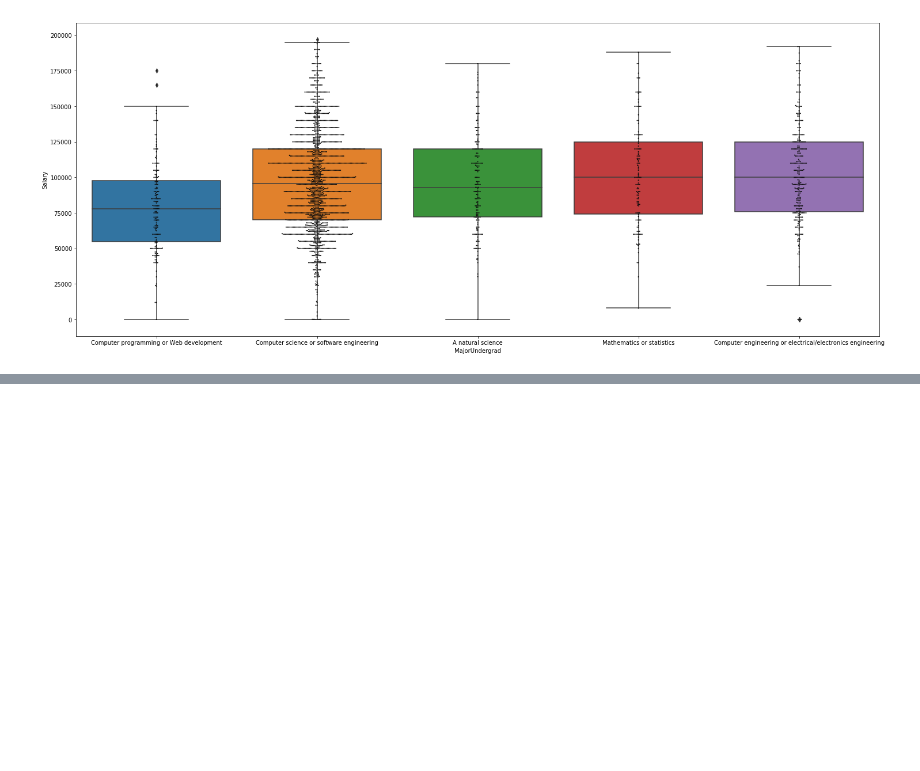
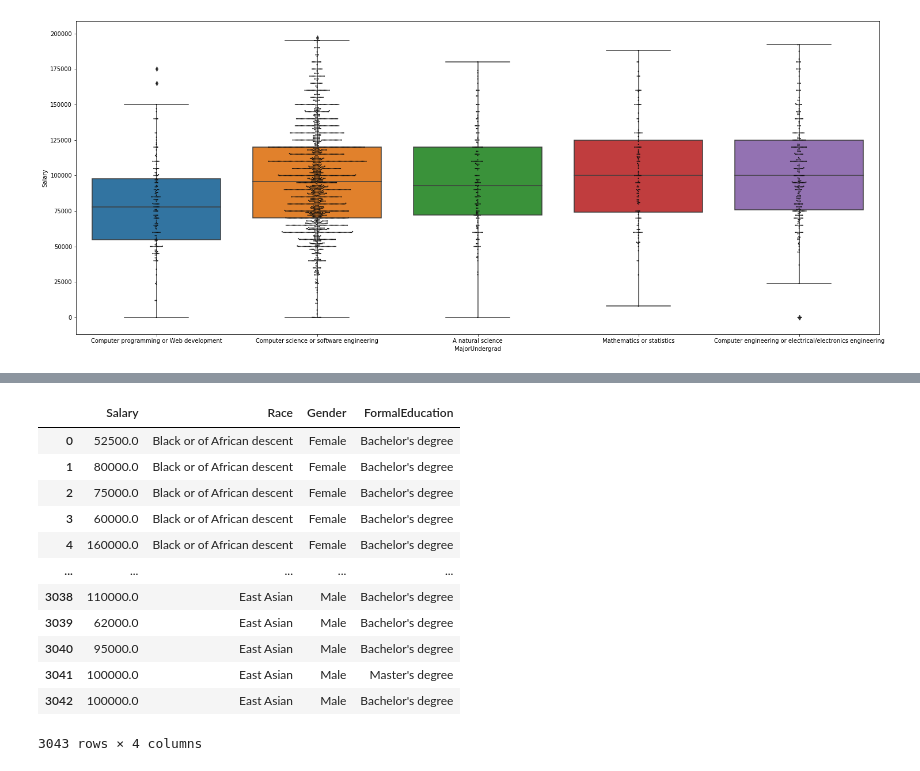
Before and after one commit to asfedu90/BlogPost, a Jupyter notebook: Blog Post.ipynb, the cells around one changed output, grey strips where cells are left out. Drawn from its saved outputs; the diff is of its cells as text; code cells hidden in the pictures; blank space fills up the shorter version.

```diff
--- a/Blog Post.ipynb
+++ b/Blog Post.ipynb
@@ -161,0 +280,31 @@ Name: CareerSatisfaction, dtype: int64
+# %%
+#Dropping where the salary has missing values
+
+
+
+
+
+#df_us_salary_custom = df_us[['Salary','Race','Gender']]
+df_us_salary_custom = df_us[['Salary','Race','Gender','FormalEducation']]
+df_us_salary_custom = df_us_salary_custom[~ df_us_salary_custom["FormalEducation"].isnull()]
+
+#df_us_salary_custom = df_us[['Salary','Race','Gender','FormalEducation']]
+#df_us_salary_custom  = df_us_salary_custom.dropna(subset=['Salary'], axis=0)
+#print(len(df_us_salary_custom))
+
+#df_us_salary_custom = df_us_salary[['Salary','Race','Gender','MajorUndergrad','FormalEducation']]
+# Only look for race values described above
+df_us_salary_custom = filter_dataframe_by_values_of_interest(df_us_salary_custom,'Race',r_list)
+df_us_salary_custom = filter_dataframe_by_values_of_interest(df_us_salary_custom,'Gender',gender_list)
+#df_us_salary_custom = filter_dataframe_by_values_of_interest(df_us_salary_custom,'MajorUndergrad',undergrad_major_list)
+#df_us_salary_custom = filter_dataframe_by_values_of_interest(df_us_salary_custom,'FormalEducation',education_list)
+print(education_list)
+print(str(np.sum(df_us_salary_custom.isnull())/len(df_us_salary_custom) * 100))
+print(len(df_us_salary_custom))
+
+#Pull a list of the column names of the categorical variables
+cat_df = df_us_salary_custom.select_dtypes(include=['object'])
+cat_cols_lst = cat_df.columns
+print(cat_cols_lst)
+
+print(df_us_salary_custom['FormalEducation'].value_counts())
@@ -161,0 +330,16 @@ Name: CareerSatisfaction, dtype: int64
+# %%
+df_us_salary_custom
+# %% [output]
+|  | Salary | Race | Gender | FormalEducation |
+| 0 | 52500.0 | Black or of African descent | Female | Bachelor's degree |
+| 1 | 80000.0 | Black or of African descent | Female | Bachelor's degree |
+| 2 | 75000.0 | Black or of African descent | Female | Bachelor's degree |
+| 3 | 60000.0 | Black or of African descent | Female | Bachelor's degree |
+| 4 | 160000.0 | Black or of African descent | Female | Bachelor's degree |
+| ... | ... | ... | ... | ... |
+| 3038 | 110000.0 | East Asian | Male | Bachelor's degree |
+| 3039 | 62000.0 | East Asian | Male | Bachelor's degree |
+| 3040 | 95000.0 | East Asian | Male | Bachelor's degree |
+| 3041 | 100000.0 | East Asian | Male | Master's degree |
+| 3042 | 100000.0 | East Asian | Male | Bachelor's degree |
+3043 rows × 4 columns
```
Also changed, not shown: parts of 30 cells of this notebook.
